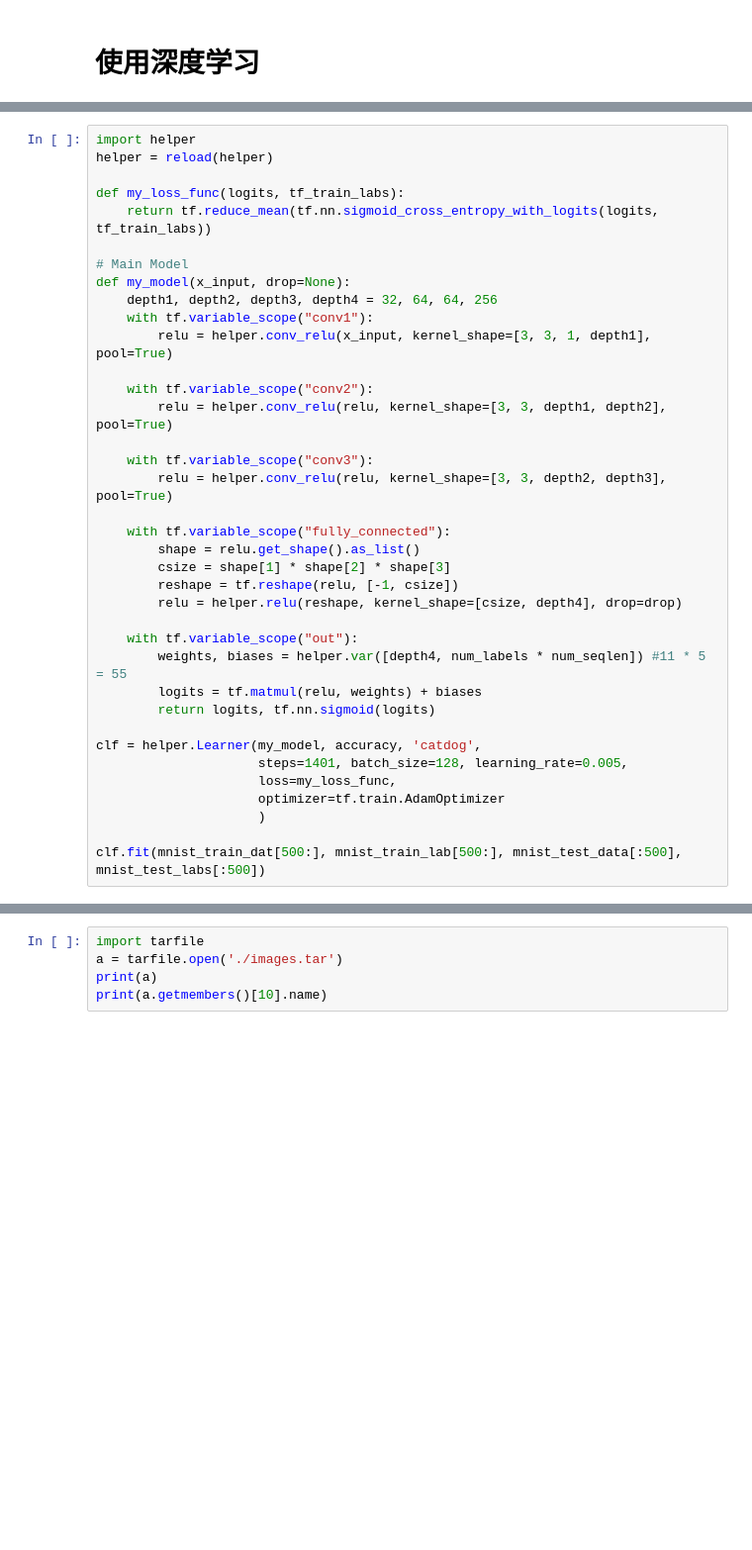
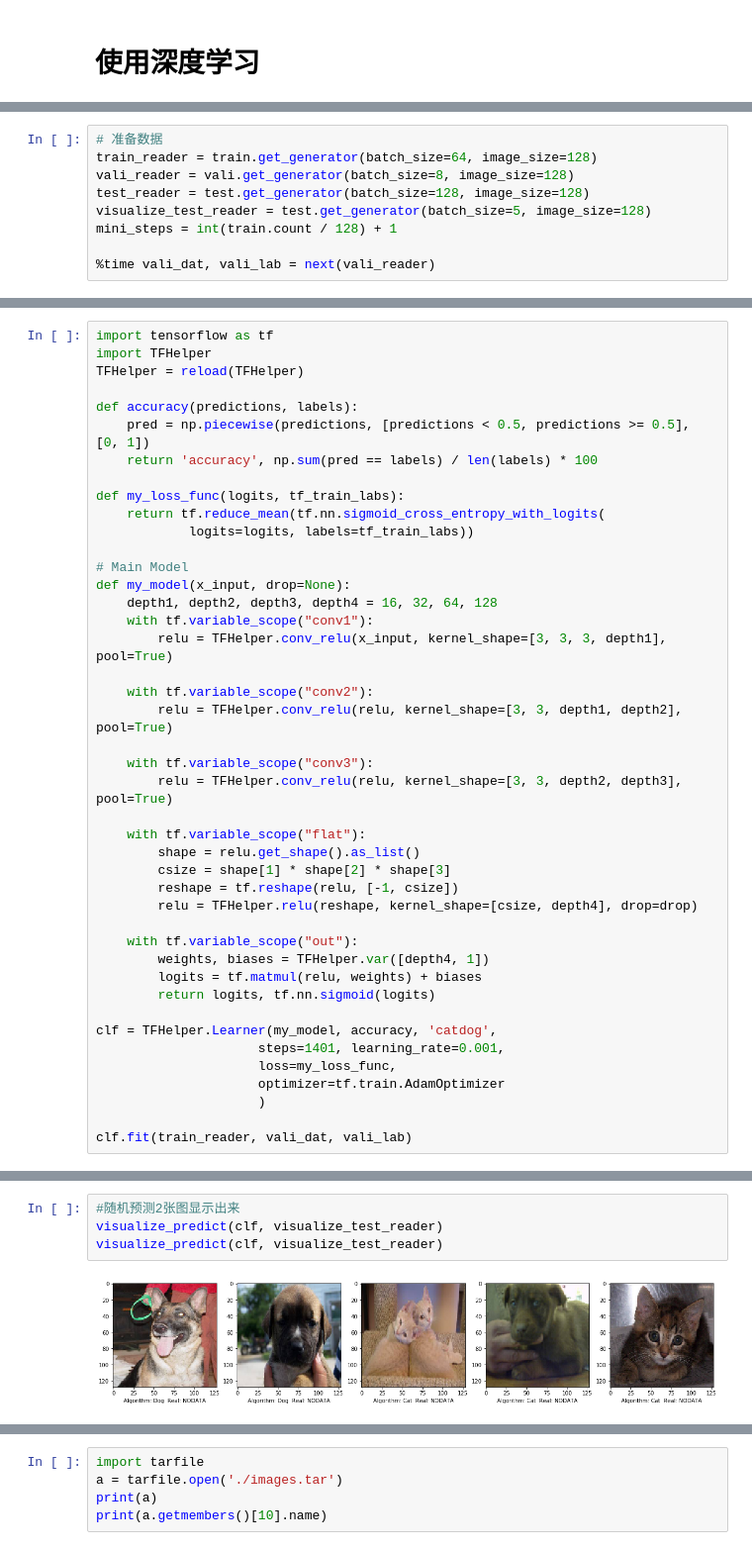
Before and after one commit to Heerozh/MLND_capstone, a Jupyter notebook: cat dog wars.ipynb, the cells around one changed output, grey strips where cells are left out. Shown at 99% size. Drawn from its saved outputs; the diff is of its cells as text; blank space fills up the shorter version.

```diff
--- a/cat dog wars.ipynb
+++ b/cat dog wars.ipynb
@@ -111,0 +124,9 @@ import tensorflow as tf
+# %%
+# 准备数据
+train_reader = train.get_generator(batch_size=64, image_size=128)
+vali_reader = vali.get_generator(batch_size=8, image_size=128)
+test_reader = test.get_generator(batch_size=128, image_size=128)
+visualize_test_reader = test.get_generator(batch_size=5, image_size=128)
+mini_steps = int(train.count / 128) + 1
+
+%time vali_dat, vali_lab = next(vali_reader)
@@ -112,37 +136,43 @@ import tensorflow as tf
 # %%
-import helper
-helper = reload(helper)
+import tensorflow as tf
+import TFHelper
+TFHelper = reload(TFHelper)
+
+def accuracy(predictions, labels):
+    pred = np.piecewise(predictions, [predictions < 0.5, predictions >= 0.5], [0, 1])
+    return 'accuracy', np.sum(pred == labels) / len(labels) * 100
 
 def my_loss_func(logits, tf_train_labs):
-    return tf.reduce_mean(tf.nn.sigmoid_cross_entropy_with_logits(logits, tf_train_labs))
+    return tf.reduce_mean(tf.nn.sigmoid_cross_entropy_with_logits(
+            logits=logits, labels=tf_train_labs))
 
 # Main Model
 def my_model(x_input, drop=None):
-    depth1, depth2, depth3, depth4 = 32, 64, 64, 256
+    depth1, depth2, depth3, depth4 = 16, 32, 64, 128
     with tf.variable_scope("conv1"):
-        relu = helper.conv_relu(x_input, kernel_shape=[3, 3, 1, depth1],  pool=True)
+        relu = TFHelper.conv_relu(x_input, kernel_shape=[3, 3, 3, depth1],  pool=True)
 
     with tf.variable_scope("conv2"):
-        relu = helper.conv_relu(relu, kernel_shape=[3, 3, depth1, depth2],  pool=True)
+        relu = TFHelper.conv_relu(relu, kernel_shape=[3, 3, depth1, depth2],  pool=True)
 
     with tf.variable_scope("conv3"):
-        relu = helper.conv_relu(relu, kernel_shape=[3, 3, depth2, depth3], pool=True)
+        relu = TFHelper.conv_relu(relu, kernel_shape=[3, 3, depth2, depth3], pool=True)
 
-    with tf.variable_scope("fully_connected"):
+    with tf.variable_scope("flat"):
         shape = relu.get_shape().as_list()
         csize = shape[1] * shape[2] * shape[3]
         reshape = tf.reshape(relu, [-1, csize])
-        relu = helper.relu(reshape, kernel_shape=[csize, depth4], drop=drop)
+        relu = TFHelper.relu(reshape, kernel_shape=[csize, depth4], drop=drop)
 
     with tf.variable_scope("out"):
-        weights, biases = helper.var([depth4, num_labels * num_seqlen]) #11 * 5 = 55
+        weights, biases = TFHelper.var([depth4, 1])
         logits = tf.matmul(relu, weights) + biases
         return logits, tf.nn.sigmoid(logits)
 
-clf = helper.Learner(my_model, accuracy, 'catdog',
-                     steps=1401, batch_size=128, learning_rate=0.005,
+clf = TFHelper.Learner(my_model, accuracy, 'catdog',
+                     steps=1401, learning_rate=0.001,
                      loss=my_loss_func,
                      optimizer=tf.train.AdamOptimizer
                      )
 
-clf.fit(mnist_train_dat[500:], mnist_train_lab[500:], mnist_test_data[:500], mnist_test_labs[:500])
+clf.fit(train_reader, vali_dat, vali_lab)
@@ -178,0 +232,6 @@ Epoch 1/100
+# %%
+#随机预测2张图显示出来
+visualize_predict(clf, visualize_test_reader)
+visualize_predict(clf, visualize_test_reader)
+# %% [output]
+[figure, added]
```
Also changed, not shown: parts of 10 cells of this notebook, 2 other files.
